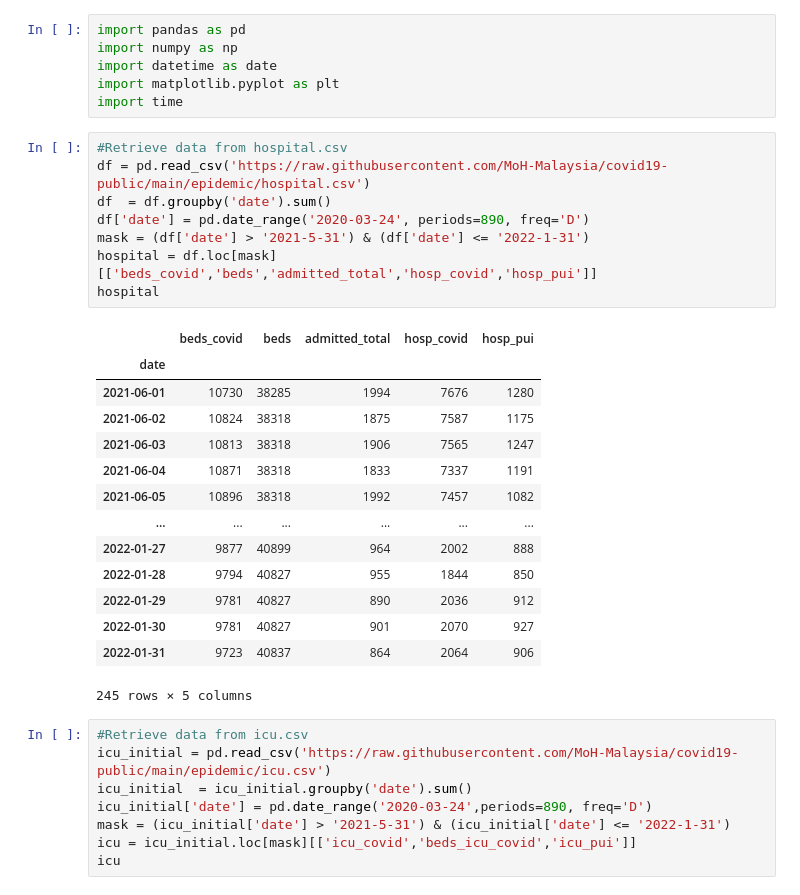
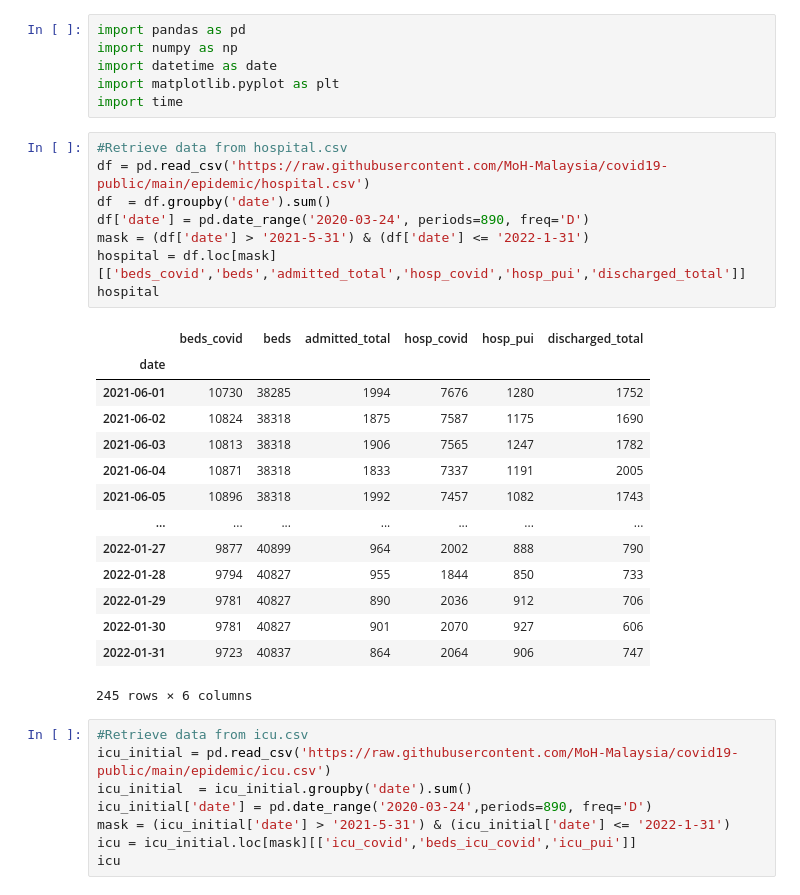
Before and after one commit to JsonLu0910/Ai-Lab3, a Jupyter notebook: Lab3_P7_G6.ipynb, the cells around one changed output. Saved outputs shown, nothing was run; the diff lists cells and outputs as text.

```diff
--- a/Lab3_P7_G6.ipynb
+++ b/Lab3_P7_G6.ipynb
@@ -9,26 +9,26 @@ import time
 # %%
 #Retrieve data from hospital.csv
 df = pd.read_csv('https://raw.githubusercontent.com/MoH-Malaysia/covid19-public/main/epidemic/hospital.csv')
 df  = df.groupby('date').sum()
 df['date'] = pd.date_range('2020-03-24', periods=890, freq='D')
 mask = (df['date'] > '2021-5-31') & (df['date'] <= '2022-1-31')
-hospital = df.loc[mask][['beds_covid','beds','admitted_total','hosp_covid','hosp_pui']]
+hospital = df.loc[mask][['beds_covid','beds','admitted_total','hosp_covid','hosp_pui','discharged_total']]
 hospital
 # %% [output]
-|  | beds_covid | beds | admitted_total | hosp_covid | hosp_pui |
-| date |  |  |  |  |  |
-| 2021-06-01 | 10730 | 38285 | 1994 | 7676 | 1280 |
-| 2021-06-02 | 10824 | 38318 | 1875 | 7587 | 1175 |
-| 2021-06-03 | 10813 | 38318 | 1906 | 7565 | 1247 |
-| 2021-06-04 | 10871 | 38318 | 1833 | 7337 | 1191 |
-| 2021-06-05 | 10896 | 38318 | 1992 | 7457 | 1082 |
-| ... | ... | ... | ... | ... | ... |
-| 2022-01-27 | 9877 | 40899 | 964 | 2002 | 888 |
-| 2022-01-28 | 9794 | 40827 | 955 | 1844 | 850 |
-| 2022-01-29 | 9781 | 40827 | 890 | 2036 | 912 |
-| 2022-01-30 | 9781 | 40827 | 901 | 2070 | 927 |
-| 2022-01-31 | 9723 | 40837 | 864 | 2064 | 906 |
+|  | beds_covid | beds | admitted_total | hosp_covid | hosp_pui | discharged_total |
+| date |  |  |  |  |  |  |
+| 2021-06-01 | 10730 | 38285 | 1994 | 7676 | 1280 | 1752 |
+| 2021-06-02 | 10824 | 38318 | 1875 | 7587 | 1175 | 1690 |
+| 2021-06-03 | 10813 | 38318 | 1906 | 7565 | 1247 | 1782 |
+| 2021-06-04 | 10871 | 38318 | 1833 | 7337 | 1191 | 2005 |
+| 2021-06-05 | 10896 | 38318 | 1992 | 7457 | 1082 | 1743 |
+| ... | ... | ... | ... | ... | ... | ... |
+| 2022-01-27 | 9877 | 40899 | 964 | 2002 | 888 | 790 |
+| 2022-01-28 | 9794 | 40827 | 955 | 1844 | 850 | 733 |
+| 2022-01-29 | 9781 | 40827 | 890 | 2036 | 912 | 706 |
+| 2022-01-30 | 9781 | 40827 | 901 | 2070 | 927 | 606 |
+| 2022-01-31 | 9723 | 40837 | 864 | 2064 | 906 | 747 |
-245 rows × 5 columns
+245 rows × 6 columns
 # %%
 #Retrieve data from icu.csv
 icu_initial = pd.read_csv('https://raw.githubusercontent.com/MoH-Malaysia/covid19-public/main/epidemic/icu.csv')
```
Also changed, not shown: parts of 11 cells of this notebook.
